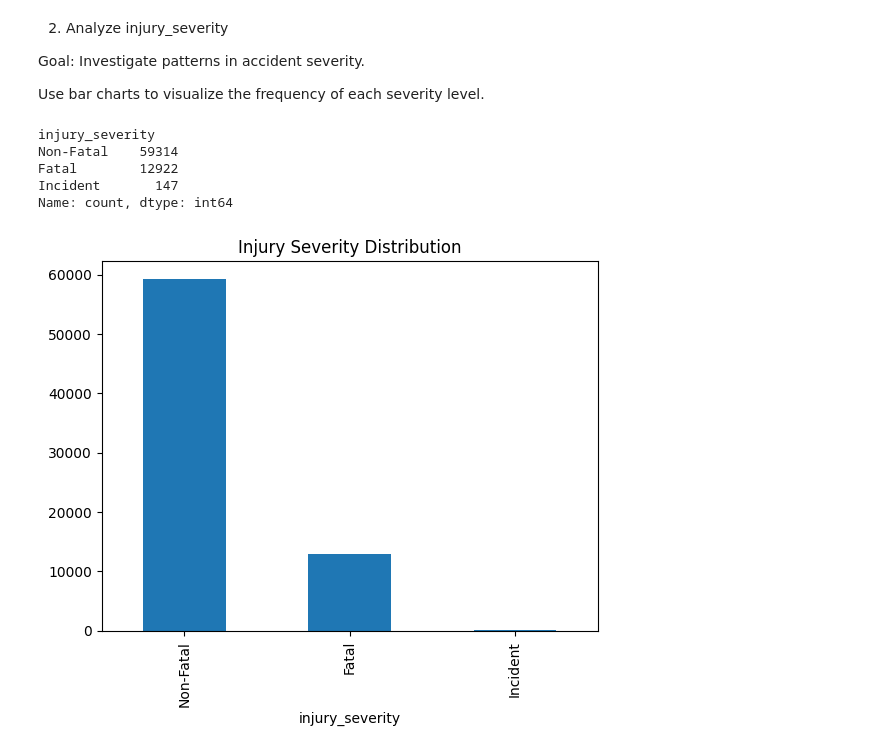
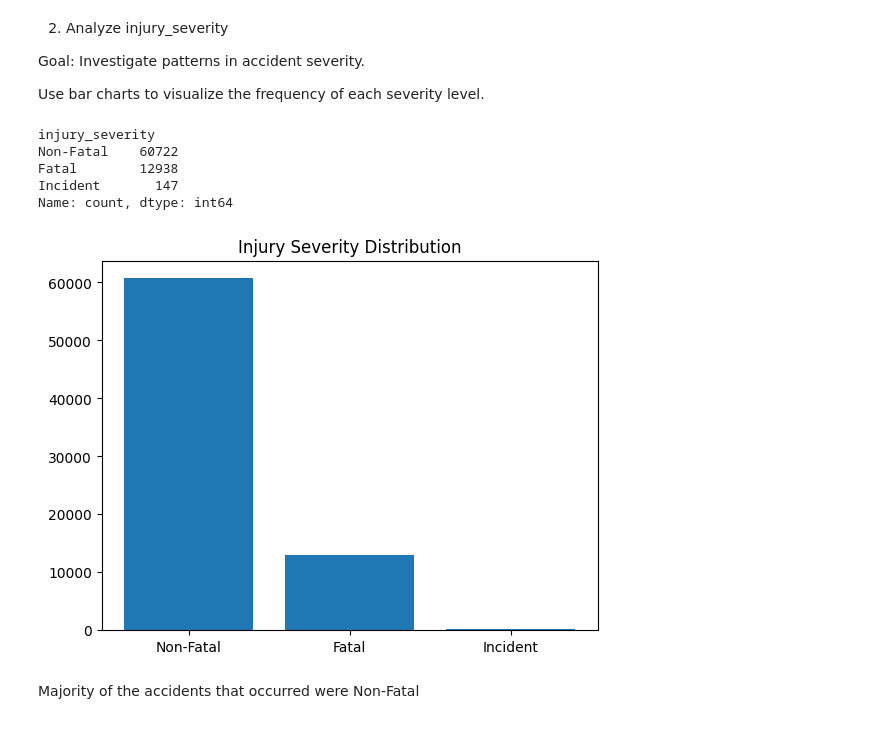
Before and after one commit to davidmasai/End_of_phase1_project, a Jupyter notebook: technical_presentation/end_of_phase1_technical_presentation.ipynb, the cells around one changed output. Saved outputs shown, nothing was run; the diff lists cells and outputs as text; code cells hidden in the pictures.

```diff
--- a/technical_presentation/end_of_phase1_technical_presentation.ipynb
+++ b/technical_presentation/end_of_phase1_technical_presentation.ipynb
@@ -16,7 +16,7 @@ import csv
 ### 1. Loading the dataset and getting information
 # %%
 #load data
-data=pd.read_csv('C:\\Users\\User\\Downloads\\endphase_data\\AviationData.csv', encoding='ISO-8859-1', engine='python')
+data=pd.read_csv('C:\\Users\\admin\\Desktop\\end_phase project\\End_of_phase1_project\\technical_presentation\\AviationData.csv', encoding='ISO-8859-1', engine='python')
 # %%
 #Getting a quick overview of the data
 #first 5 rows and columns
@@ -505,7 +505,7 @@ df.make.value_counts()
 airplanes = [
     'socata', 'cirrus', 'dehavilland', 'lockheed', 'globe', 'weatherly',
     'learjet', 'schempp-hirth', 'ercoupe', 'wsk pzl mielec', 'aerostar',
-    'raven', 'airbus', 'navion','cessna','piper' 'pitts', 'british aerospace',
+    'raven', 'airbus', 'navion','cessna','piper','pitts', 'british aerospace',
     'aviat aircraft inc', 'american', 'diamond aircraft ind inc',
     'rockwell international', 'cirrus design corp.', 'raytheon aircraft company',
     'great lakes', 'gulfstream', 'mbb', 'gates learjet', 'grumman acft eng cor-schweizer',
@@ -572,6 +572,11 @@ df.loc[(df['aircraft_category'].isna()) & (df['make'].isin(helicopter)), 'aircra
 # check
 print(df['aircraft_category'].isna().sum())
 print(df['aircraft_category'].value_counts())
+
+
+
+#impute using a fixed value the remaining planes
+df['aircraft_category'].fillna('Unknown',inplace=True)
 # %% [output]
 54061
 aircraft_category
@@ -652,7 +663,7 @@ df.loc[(df['number_of_engines'].isna()) & (df['model'].isin(four_engines)), 'num
 
 
 #imput the remaining with the mean
-df.fillna(df['number_of_engines'].mean(),inplace=True)
+df['number_of_engines'].fillna(df['number_of_engines'].mean(),inplace=True)
 
 #check
 print(df['number_of_engines'].isna().sum())
@@ -731,7 +748,4 @@ phase_of_flight         0
 dtype: int64
-# %%
-# Remove duplicates
-df.drop_duplicates(inplace=True)
 # %%
 #create copy for Exploratory Data Analysis
 df_eda = df.copy(deep=True)
@@ -885,12 +901,18 @@ Use bar charts to visualize the frequency of each severity level.
 # %%
 # Analyzing injury severity
 print(df_eda['injury_severity'].value_counts())
-df_eda['injury_severity'].value_counts().plot(kind='bar', title='Injury Severity Distribution')
+
+x=df_eda['injury_severity'].value_counts().index
+y=df_eda['injury_severity'].value_counts()
+plt.bar(x,y)
+plt.title('Injury Severity Distribution')
 plt.show()
 # %% [output]
 injury_severity
-Non-Fatal    59314
-Fatal        12922
+Non-Fatal    60722
+Fatal        12938
 Incident       147
 Name: count, dtype: int64
-[figure, old version]
+[figure, new version]
+# %% [markdown]
+Majority of the accidents that occurred were Non-Fatal
```
Also changed, not shown: parts of 17 cells of this notebook, 4 other files.
